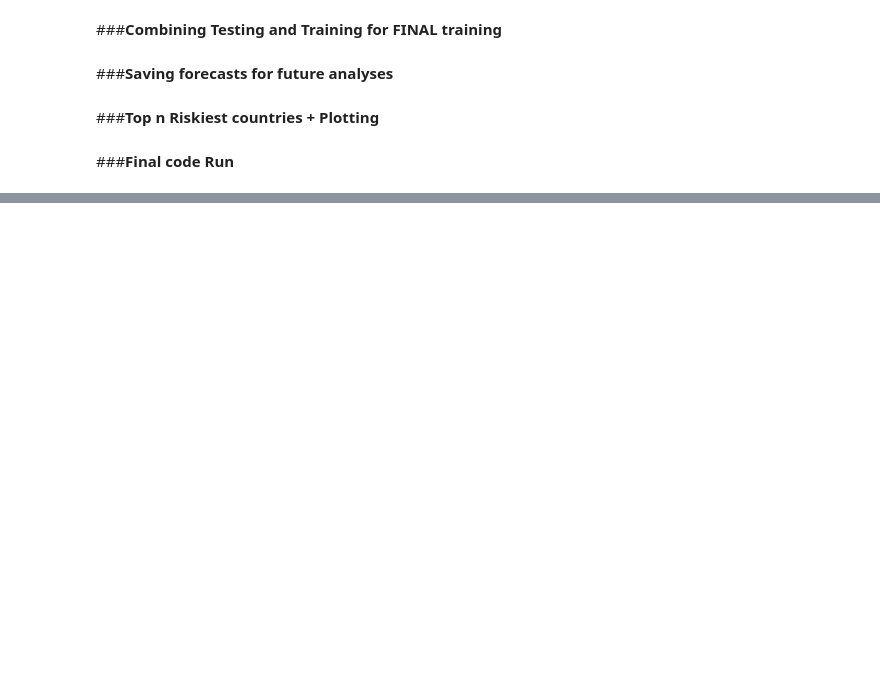
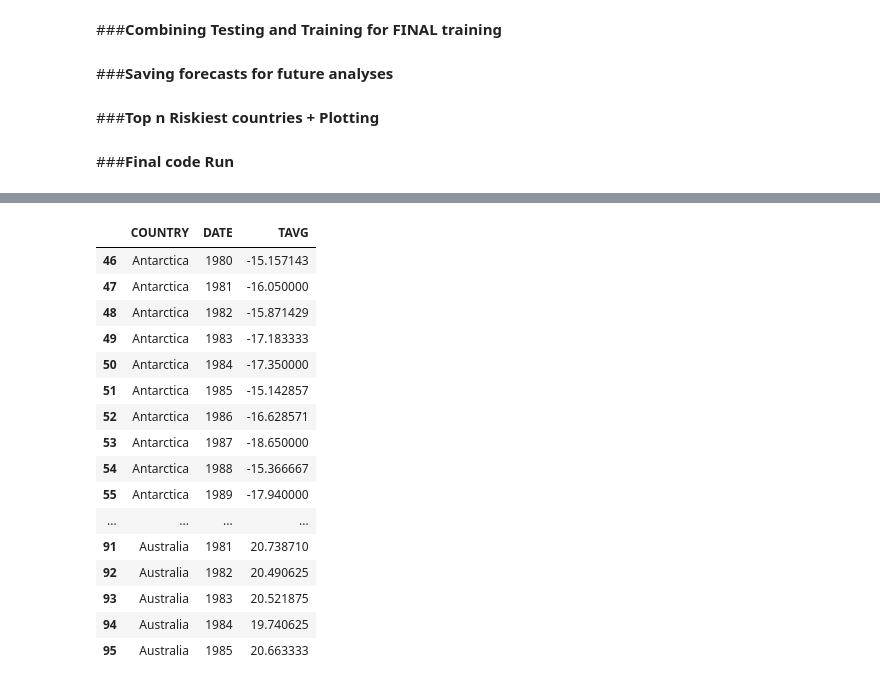
Before and after one commit to DiwashPatel/GCRP-Global-Climate-Risk-Profiling, a Jupyter notebook: notebooks/11_FinalScript.ipynb, the cells around one changed output, grey strips where cells are left out. Cells and saved outputs as stored; diff of their text form; code cells hidden in the pictures; blank space fills up the shorter version.

```diff
--- a/notebooks/11_FinalScript.ipynb
+++ b/notebooks/11_FinalScript.ipynb
@@ -819,8 +766,8 @@ Data prepared successfully. 36 countries in the training set.
 # predict_and_evaluate_all_models)
 
 # Define the file paths and parameters
-data_file_path = '/content/drive/MyDrive/data/processed/trimmedData.csv'
-models_dir_path = '/content/drive/MyDrive/data/trained_arima_models_test'
+data_file_path = f'{basePath}/data/processed/trimmedData.csv'
+models_dir_path = f'{basePath}/data/trained_arima_models_test'
 column_to_predict = 'TAVG'
 arima_orders_test = [(1, 1, 0), (0, 1, 1), (1, 1, 1)]
 
@@ -1432,0 +1350,20 @@ Starting final model training for column: TAVG
+# %%
+df_comb.iloc[46:96]
+# %% [output]
+|  | COUNTRY | DATE | TAVG |
+| 46 | Antarctica | 1980 | -15.157143 |
+| 47 | Antarctica | 1981 | -16.050000 |
+| 48 | Antarctica | 1982 | -15.871429 |
+| 49 | Antarctica | 1983 | -17.183333 |
+| 50 | Antarctica | 1984 | -17.350000 |
+| 51 | Antarctica | 1985 | -15.142857 |
+| 52 | Antarctica | 1986 | -16.628571 |
+| 53 | Antarctica | 1987 | -18.650000 |
+| 54 | Antarctica | 1988 | -15.366667 |
+| 55 | Antarctica | 1989 | -17.940000 |
+| ... | ... | ... | ... |
+| 91 | Australia | 1981 | 20.738710 |
+| 92 | Australia | 1982 | 20.490625 |
+| 93 | Australia | 1983 | 20.521875 |
+| 94 | Australia | 1984 | 19.740625 |
+| 95 | Australia | 1985 | 20.663333 |
```
Also changed, not shown: parts of 19 cells of this notebook.
